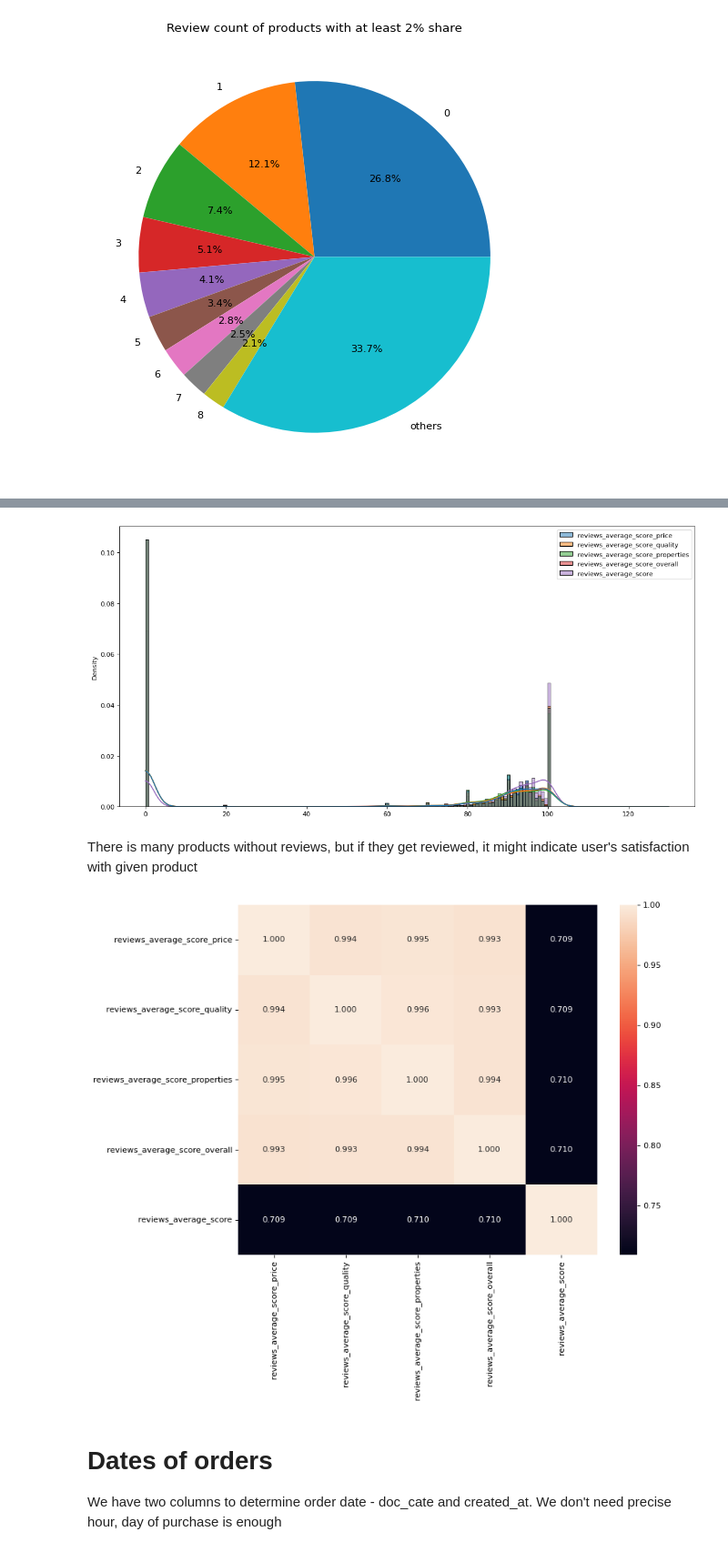
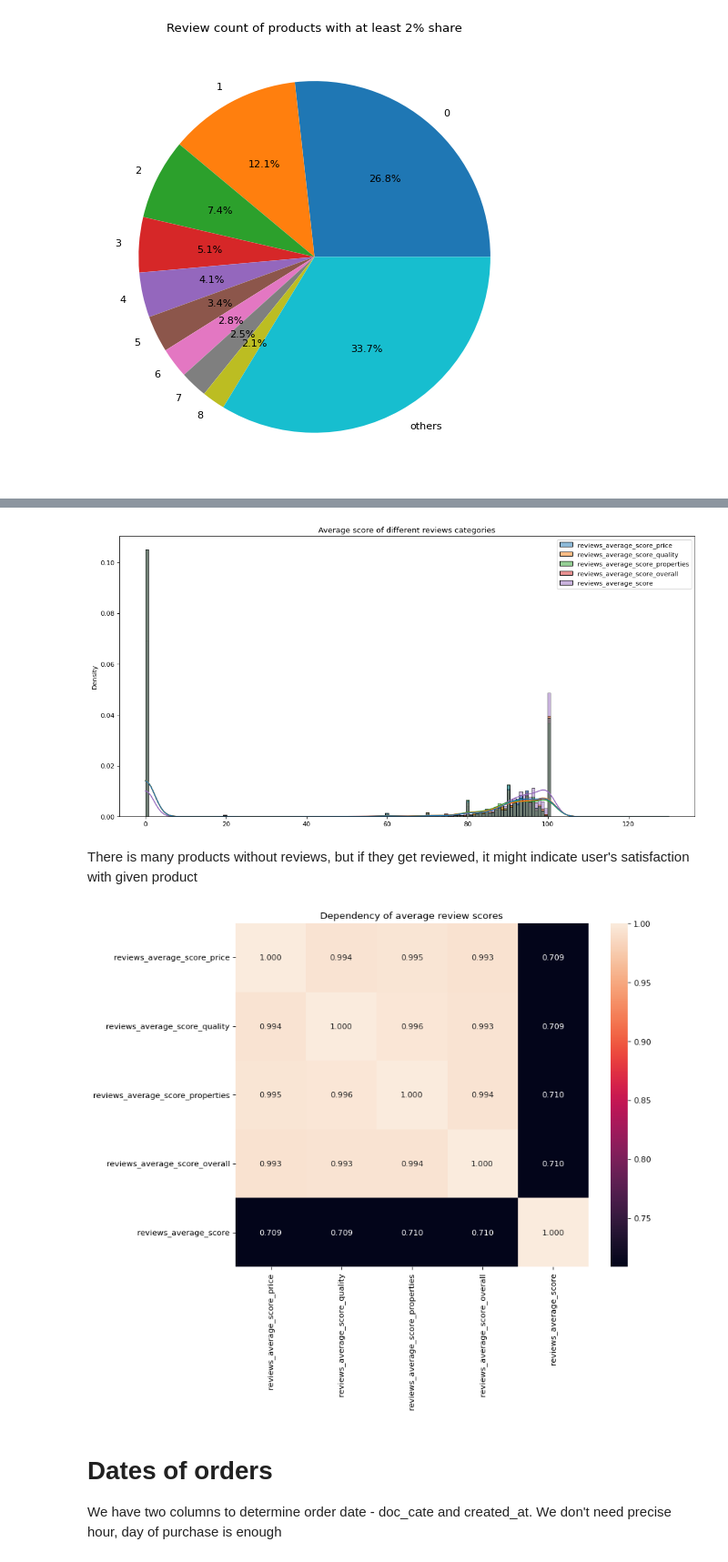
Before and after one commit to xSchon/BP, a Jupyter notebook: 01.EDA.ipynb, the cells around one changed output, grey strips where cells are left out. Shown at 91% size. Cells and saved outputs as stored; diff of their text form; code cells hidden in the pictures.

```diff
--- a/01.EDA.ipynb
+++ b/01.EDA.ipynb
@@ -436,25 +439,25 @@ plt.show()
 # %%
-sns.histplot(data[['reviews_average_score_price', 'reviews_average_score_quality', 'reviews_average_score_properties', 'reviews_average_score_overall', 'reviews_average_score']], kde=True, stat='density')
+sns.histplot(data[['reviews_average_score_price', 'reviews_average_score_quality', 'reviews_average_score_properties', 'reviews_average_score_overall', 'reviews_average_score']], kde=True, stat='density').set(title='Average score of different reviews categories')
 plt.show()
 # %% [output]
-[figure, old version]
+[figure, new version]
 # %% [markdown]
 There is many products without reviews, but if they get reviewed, it might indicate user's satisfaction with given product
 # %%
 review_columns = [
  'reviews_average_score_price',
  'reviews_average_score_quality',
  'reviews_average_score_properties',
  'reviews_average_score_overall',
  'reviews_average_score']
 
 fig, ax = plt.subplots(figsize=(10,8))
-sns.heatmap(data[review_columns].corr(), ax=ax, annot=True, fmt=".3f")
+sns.heatmap(data[review_columns].corr(), ax=ax, annot=True, fmt=".3f").set(title='Dependency of average review scores')
 plt.show()
 
 review_columns.append('reviews_count')
 # %% [output]
-[figure, old version]
+[figure, new version]
 # %% [markdown]
 # Dates of orders
 We have two columns to determine order date - doc_cate and created_at. We don't need precise hour, day of purchase is enough
```
Also changed, not shown: parts of 22 cells of this notebook, 5 other files.
